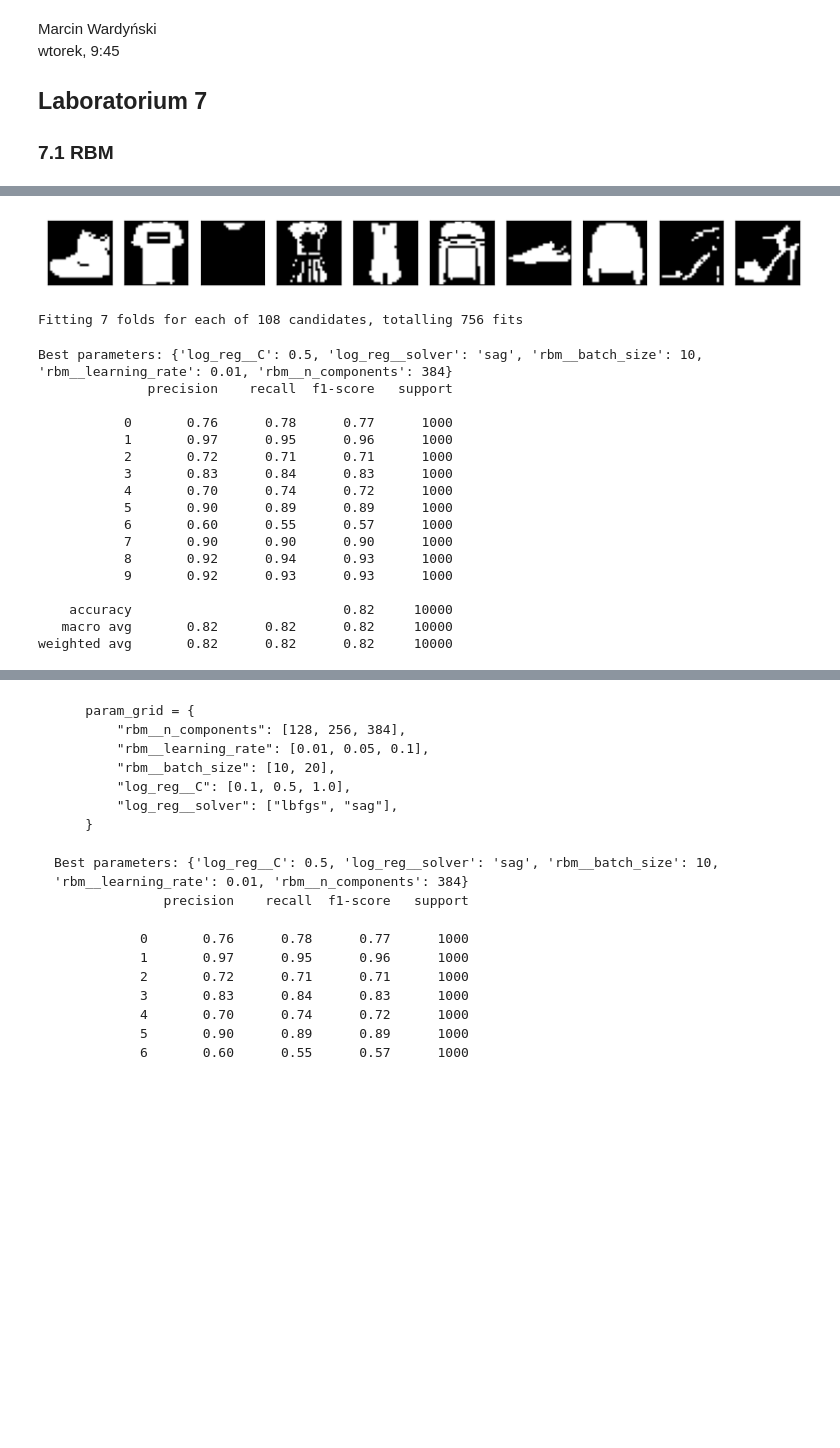
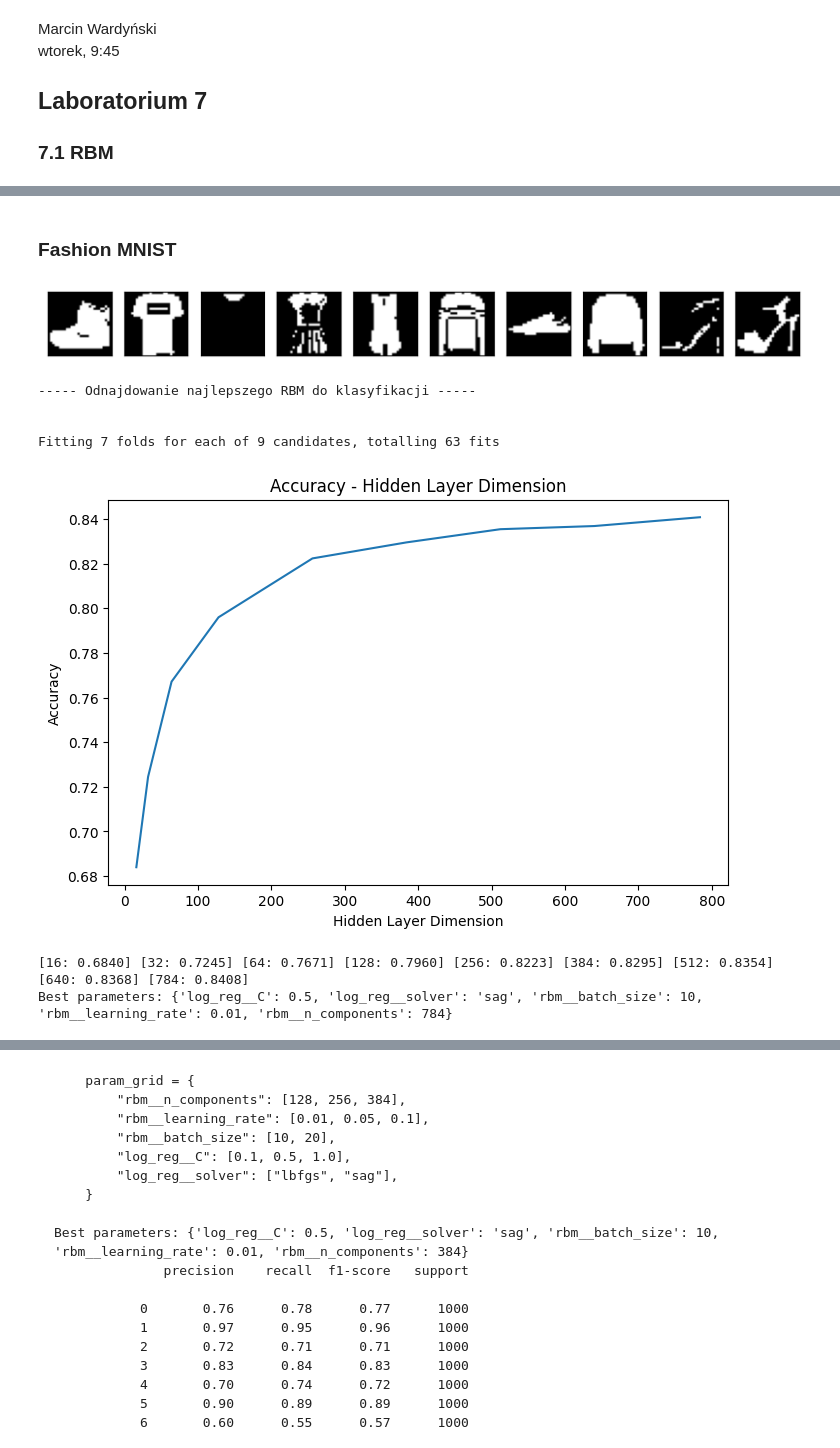
Before and after one commit to mwardynski/machine-learning, a Jupyter notebook: lab7/lab7_1.ipynb, the cells around one changed output, grey strips where cells are left out. Drawn from its saved outputs; the diff is of its cells as text; code cells hidden in the pictures; blank space fills up the shorter version.

```diff
--- a/lab7/lab7_1.ipynb
+++ b/lab7/lab7_1.ipynb
@@ -258,35 +188,24 @@ weighted avg       0.97      0.97      0.97     10000
+# %% [markdown]
+### Fashion MNIST
 # %%
 X_train, X_test, y_train, y_test = utils.get_dataset(utils.Dataset_Select.F_MNIST.value, 10)
 
 param_grid = {
-    "rbm__n_components": [384, 448, 512],
-    "rbm__learning_rate": [0.001, 0.005, 0.01,],
+    "rbm__n_components": [16, 32, 64, 128, 256, 384, 512, 640, 784],
+    "rbm__learning_rate": [0.01],
     "rbm__batch_size": [10],
     "log_reg__C": [0.5],
     "log_reg__solver": ["sag"],
 }
 
-fashion_mnist_best_estimator = find_best_estimator(X_train, y_train, 5000, param_grid)
-
-y_pred = fashion_mnist_best_estimator.predict(X_test)
-print(classification_report(y_test, y_pred))
+print("\n\n----- Odnajdowanie najlepszego RBM do klasyfikacji -----\n\n")
+fashion_mnist_best_estimator = find_and_viz_best_estimator(X_train, y_train, 5000, param_grid)
 # %% [output]
 [figure]
-Fitting 7 folds for each of 108 candidates, totalling 756 fits
+----- Odnajdowanie najlepszego RBM do klasyfikacji -----
+
+
+Fitting 7 folds for each of 9 candidates, totalling 63 fits
+[figure, added]
-Best parameters: {'log_reg__C': 0.5, 'log_reg__solver': 'sag', 'rbm__batch_size': 10, 'rbm__learning_rate': 0.01, 'rbm__n_components': 384}
-              precision    recall  f1-score   support
-
-           0       0.76      0.78      0.77      1000
-           1       0.97      0.95      0.96      1000
-           2       0.72      0.71      0.71      1000
-           3       0.83      0.84      0.83      1000
-           4       0.70      0.74      0.72      1000
-           5       0.90      0.89      0.89      1000
-           6       0.60      0.55      0.57      1000
-           7       0.90      0.90      0.90      1000
-           8       0.92      0.94      0.93      1000
-           9       0.92      0.93      0.93      1000
-
-    accuracy                           0.82     10000
-   macro avg       0.82      0.82      0.82     10000
-weighted avg       0.82      0.82      0.82     10000
+[16: 0.6840] [32: 0.7245] [64: 0.7671] [128: 0.7960] [256: 0.8223] [384: 0.8295] [512: 0.8354] [640: 0.8368] [784: 0.8408]
+Best parameters: {'log_reg__C': 0.5, 'log_reg__solver': 'sag', 'rbm__batch_size': 10, 'rbm__learning_rate': 0.01, 'rbm__n_components': 784}
```
Also changed, not shown: parts of 33 cells of this notebook, 3 other files.
